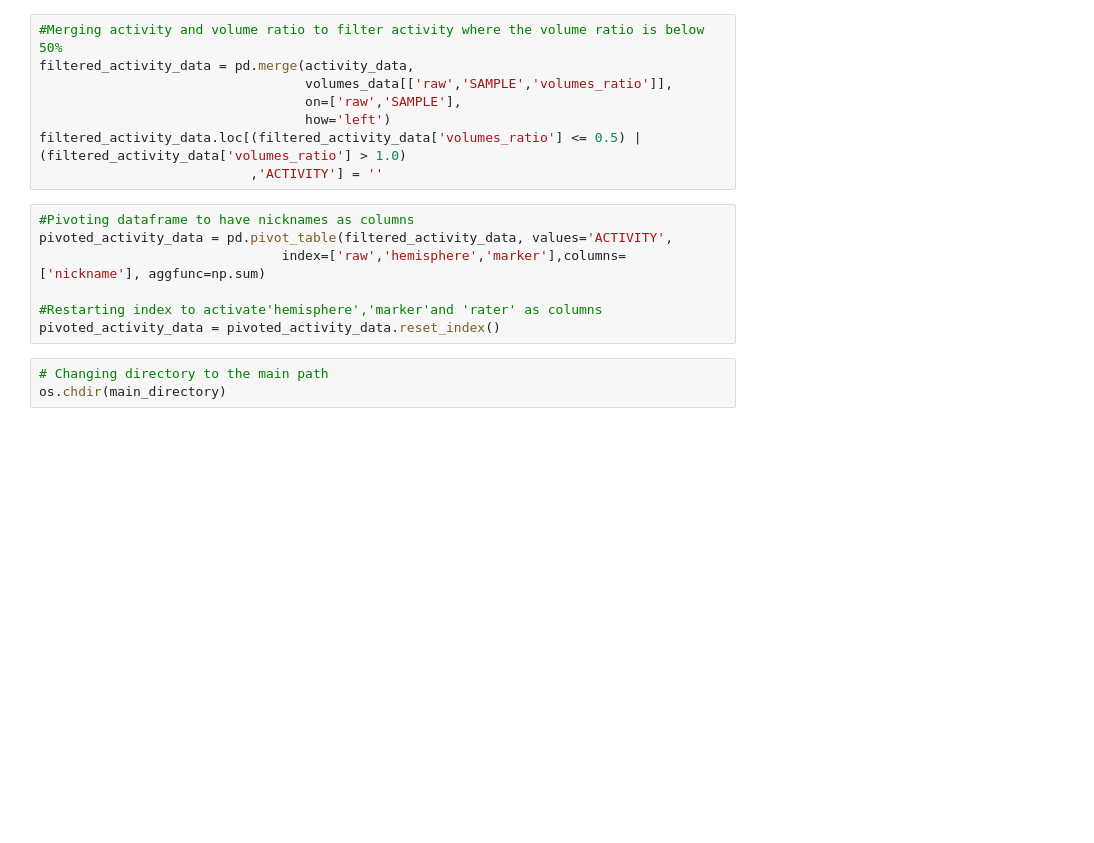
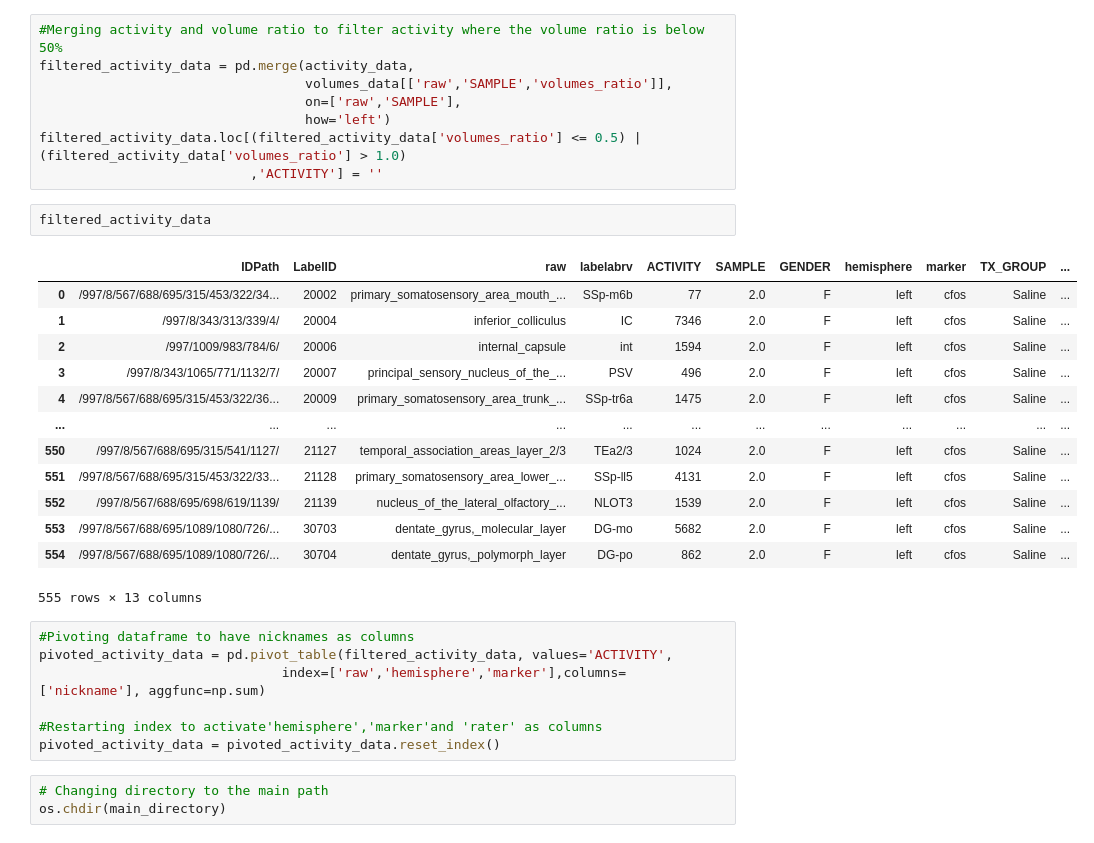
Before and after one commit to greciaro/Light-Sheet-Microscopy, a Jupyter notebook: cell_count_consensus.ipynb, the cells around one changed output. Cells and saved outputs as stored; diff of their text form; blank space fills up the shorter version.

```diff
--- a/cell_count_consensus.ipynb
+++ b/cell_count_consensus.ipynb
@@ -435,6 +492,22 @@ filtered_activity_data = pd.merge(activity_data,
                                   how='left')
 filtered_activity_data.loc[(filtered_activity_data['volumes_ratio'] <= 0.5) | (filtered_activity_data['volumes_ratio'] > 1.0)
                            ,'ACTIVITY'] = ''
+# %%
+filtered_activity_data
+# %% [output]
+|  | IDPath | LabelID | raw | labelabrv | ACTIVITY | SAMPLE | GENDER | hemisphere | marker | TX_GROUP | ... |
+| 0 | /997/8/567/688/695/315/453/322/34... | 20002 | primary_somatosensory_area_mouth_... | SSp-m6b | 77 | 2.0 | F | left | cfos | Saline | ... |
+| 1 | /997/8/343/313/339/4/ | 20004 | inferior_colliculus | IC | 7346 | 2.0 | F | left | cfos | Saline | ... |
+| 2 | /997/1009/983/784/6/ | 20006 | internal_capsule | int | 1594 | 2.0 | F | left | cfos | Saline | ... |
+| 3 | /997/8/343/1065/771/1132/7/ | 20007 | principal_sensory_nucleus_of_the_... | PSV | 496 | 2.0 | F | left | cfos | Saline | ... |
+| 4 | /997/8/567/688/695/315/453/322/36... | 20009 | primary_somatosensory_area_trunk_... | SSp-tr6a | 1475 | 2.0 | F | left | cfos | Saline | ... |
+| ... | ... | ... | ... | ... | ... | ... | ... | ... | ... | ... | ... |
+| 550 | /997/8/567/688/695/315/541/1127/ | 21127 | temporal_association_areas_layer_2/3 | TEa2/3 | 1024 | 2.0 | F | left | cfos | Saline | ... |
+| 551 | /997/8/567/688/695/315/453/322/33... | 21128 | primary_somatosensory_area_lower_... | SSp-ll5 | 4131 | 2.0 | F | left | cfos | Saline | ... |
+| 552 | /997/8/567/688/695/698/619/1139/ | 21139 | nucleus_of_the_lateral_olfactory_... | NLOT3 | 1539 | 2.0 | F | left | cfos | Saline | ... |
+| 553 | /997/8/567/688/695/1089/1080/726/... | 30703 | dentate_gyrus,_molecular_layer | DG-mo | 5682 | 2.0 | F | left | cfos | Saline | ... |
+| 554 | /997/8/567/688/695/1089/1080/726/... | 30704 | dentate_gyrus,_polymorph_layer | DG-po | 862 | 2.0 | F | left | cfos | Saline | ... |
+555 rows × 13 columns
 # %%
 #Pivoting dataframe to have nicknames as columns
 pivoted_activity_data = pd.pivot_table(filtered_activity_data, values='ACTIVITY',
```
Also changed, not shown: parts of 4 cells of this notebook.
